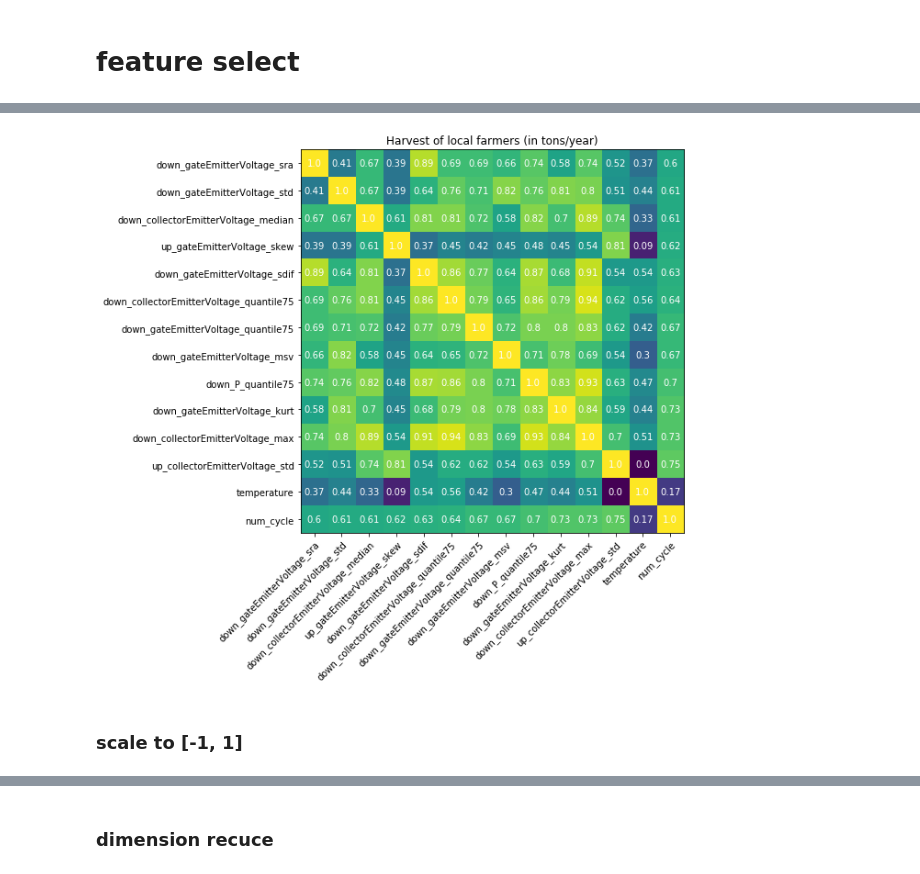
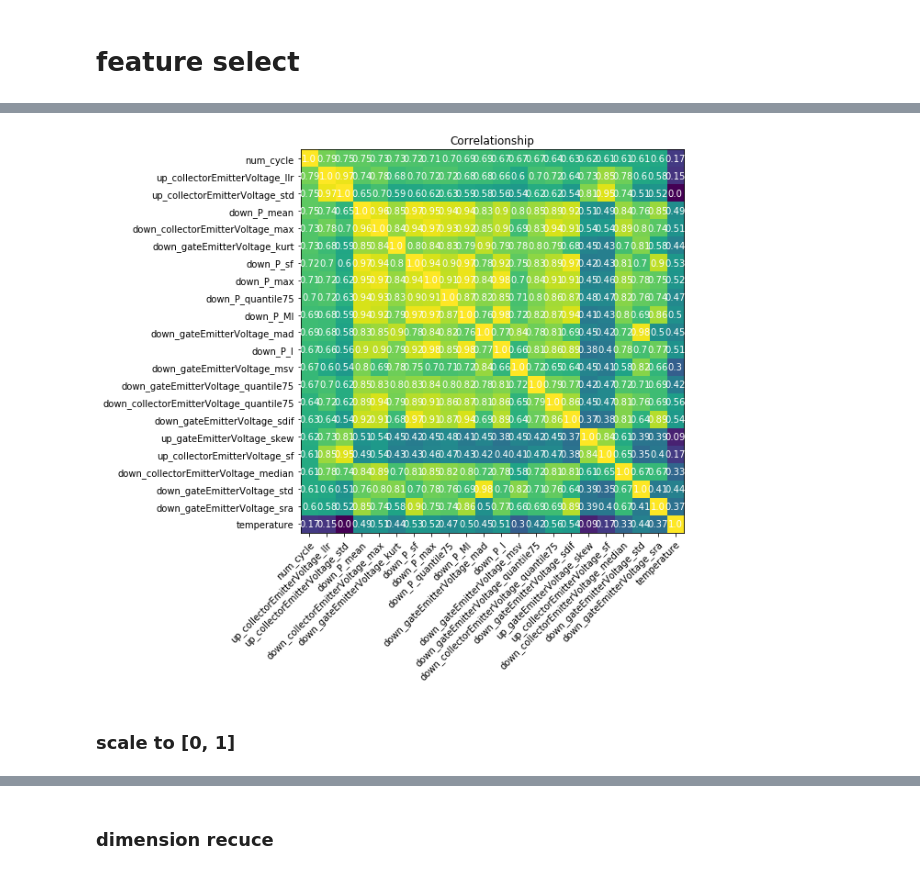
Before and after one commit to gejianwnen/IGBT_NASA, a Jupyter notebook: baseline.ipynb, the cells around one changed output, grey strips where cells are left out. Saved outputs shown, nothing was run; the diff lists cells and outputs as text; code cells hidden in the pictures.

```diff
--- a/baseline.ipynb
+++ b/baseline.ipynb
@@ -280,52 +350,23 @@ print(len(del_cols))
 # %%
-from my import *
-
-cols =     ['down_gateEmitterVoltage_MI',
-#             'down_gateEmitterVoltage_mad',
-            'down_collectorEmitterVoltage_skew',
-#             'down_gateEmitterVoltage_sf',
-#             'down_gateEmitterVoltage_sra',
-            'down_gateEmitterVoltage_kurt',
-            'down_gateEmitterVoltage_llr',
-#             'down_collectorEmitterVoltage_llr',
-            'up_collectorEmitterVoltage_std',
-#             'up_collectorEmitterVoltage_sem',
-#             'up_collectorEmitterVoltage_var',
-            'up_collectorEmitterVoltage_llr',
-#             'up_collectorEmitterVoltage_mad',       # up to 0.6
-            "temperature",
-            "num_cycle"
-           ]
-cols = ['down_gateEmitterVoltage_sra',
-        'down_gateEmitterVoltage_std',
-        'down_collectorEmitterVoltage_median',
-        'up_gateEmitterVoltage_skew',
-        'down_gateEmitterVoltage_sdif',
-        'down_collectorEmitterVoltage_quantile75',
-        'down_gateEmitterVoltage_quantile75',
-        'down_gateEmitterVoltage_msv',
-        'down_P_quantile75',
-        'down_gateEmitterVoltage_kurt',
-        'down_collectorEmitterVoltage_max',
-        'up_collectorEmitterVoltage_std',
-        "temperature",
-        "num_cycle"
-       ]
+from myHeatMap import *
+if 'temperature' not in cols:
+    cols = np.append(cols,'temperature')
 
 # train_df = pd.read_csv('./temp/train_feature_df.csv')
-train_df = pd.read_csv('./temp/train_feature_df_outliers.csv')
+# train_df = pd.read_csv('./temp/train_feature_df_outliers.csv')
+train_df = pd.read_csv('./temp/train_df_scale.csv')
 feature_df = train_df.loc[:,cols]
 feature_df.to_csv('./temp/useful_feature_df.csv',index = False)
 corr_df = feature_df.corr().abs()
 corr_df.to_csv("temp/correlationship_usefue_features.csv")
 # plot
 im =np.abs(corr_df.values)
 im = im.round(2)
 myHeatMap(im,cols,cols)
 # %% [output]
-[figure, old version]
+[figure, new version]
 # %% [markdown]
-### scale to [-1, 1]
+### scale to [0, 1]
 # %%
 # std
 # feature_df = pd.read_csv('./temp/useful_feature_df.csv')
```
Also changed, not shown: parts of 17 cells of this notebook, 2 other files.
